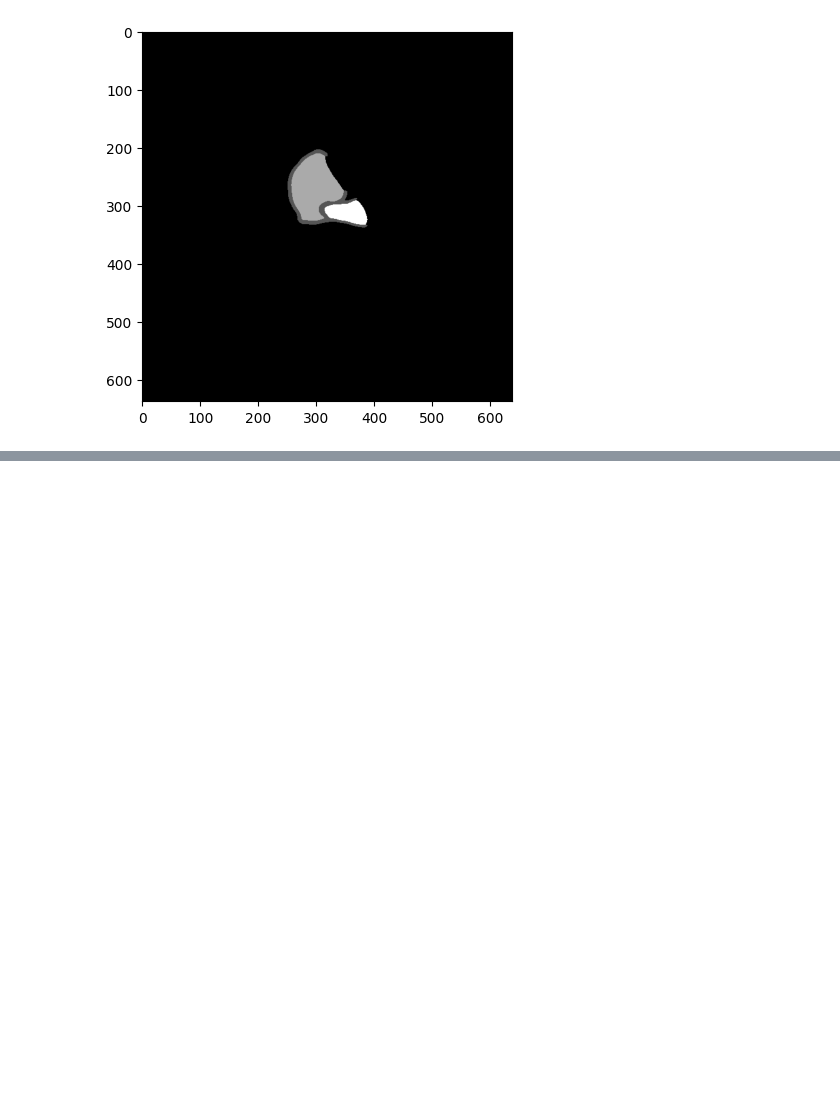
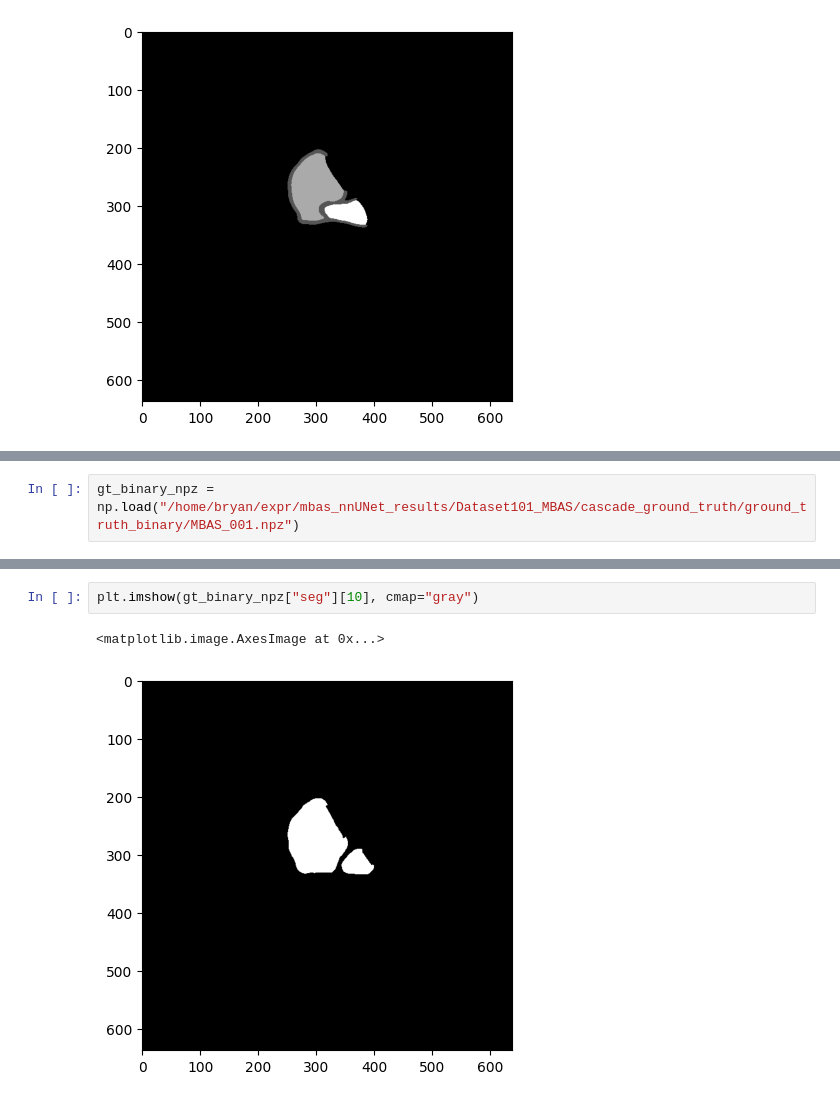
Before and after one commit to anenbergb/MBAS, a Jupyter notebook: notebooks/2024-07-30-inspect-preprocessed-dataset.ipynb, the cells around one changed output, grey strips where cells are left out. Saved outputs shown, nothing was run; the diff lists cells and outputs as text; blank space fills up the shorter version.

```diff
--- a/notebooks/2024-07-30-inspect-preprocessed-dataset.ipynb
+++ b/notebooks/2024-07-30-inspect-preprocessed-dataset.ipynb
@@ -115,0 +130,2 @@ NpzFile '/home/bryan/expr/nnUNet_results/Dataset101_MBAS/nnUNetTrainer_250epochs
+# %%
+gt_binary_npz = np.load("/home/bryan/expr/mbas_nnUNet_results/Dataset101_MBAS/cascade_ground_truth/ground_truth_binary/MBAS_001.npz")
@@ -115,0 +137,5 @@ NpzFile '/home/bryan/expr/nnUNet_results/Dataset101_MBAS/nnUNetTrainer_250epochs
+# %%
+plt.imshow(gt_binary_npz["seg"][10], cmap="gray")
+# %% [output]
+<matplotlib.image.AxesImage at 0x...>
+[figure, added]
```
Also changed, not shown: parts of 6 cells of this notebook, 16 other files.
